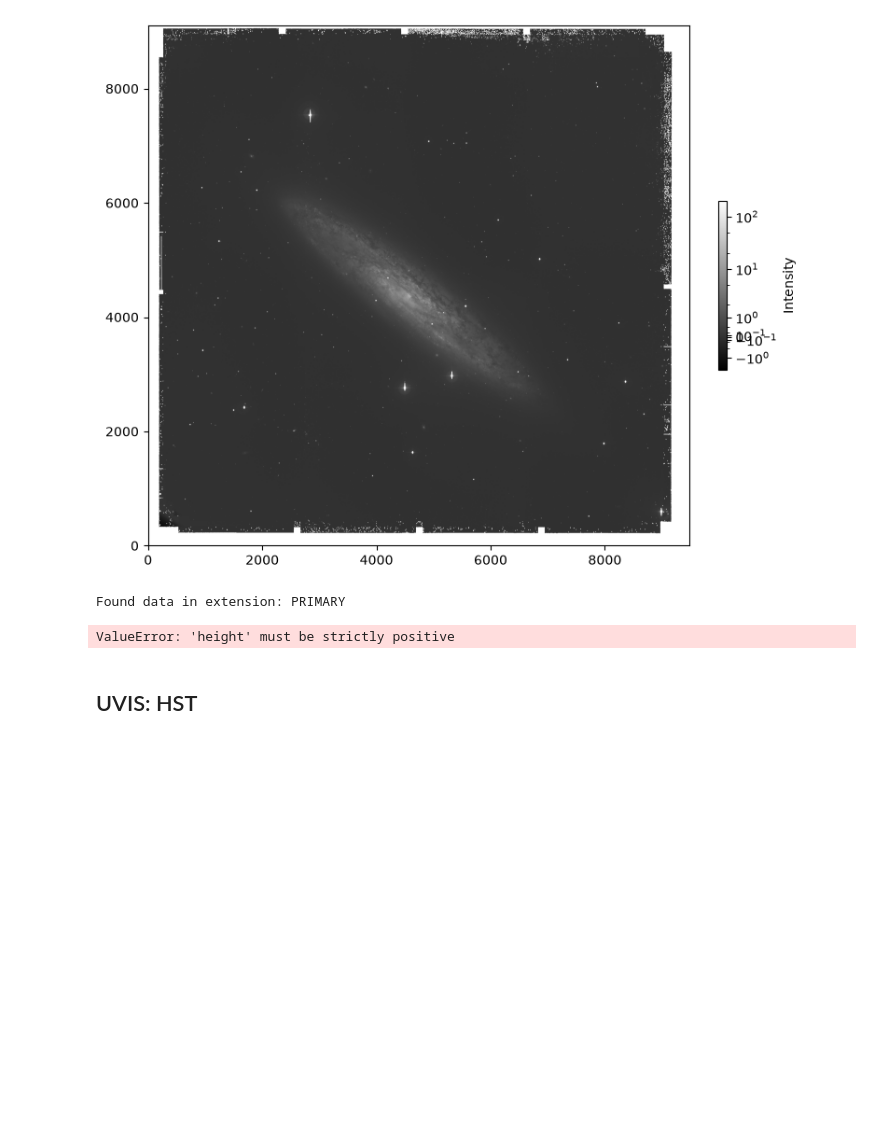
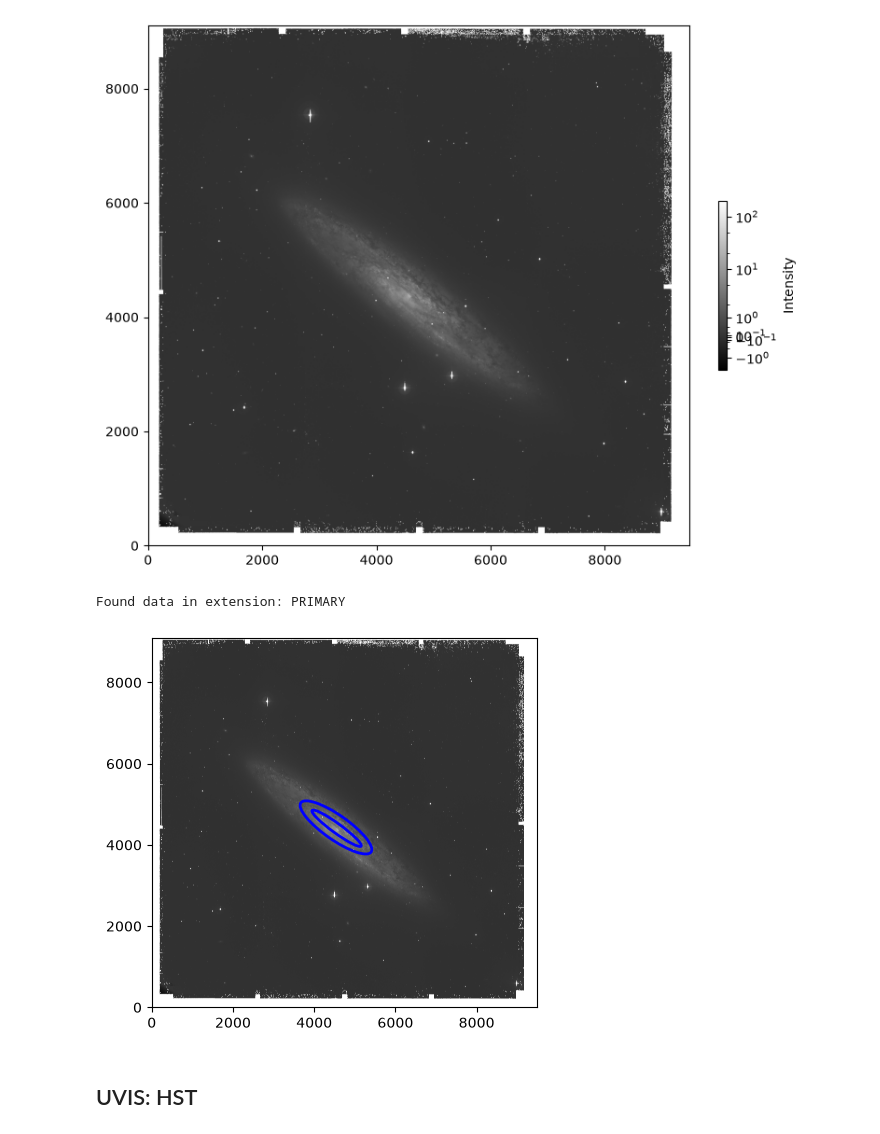
Before and after one commit to myasmedley/Environment-Mask-of-NGC-253, a Jupyter notebook: Ring_Regions.ipynb, the cells around one changed output. Cells and saved outputs as stored; diff of their text form; code cells hidden in the pictures; blank space fills up the shorter version.

Commit message:
fixed negative height error on rband image

```diff
--- a/Ring_Regions.ipynb
+++ b/Ring_Regions.ipynb
@@ -208,11 +210,11 @@ Found data in extension: PRIMARY
 Found data in extension: PRIMARY
 [figure]
 # %%
-rband_ring_regionfile = r"C:\Users\Lamat\OneDrive - The Ohio State University/Lamat NGC 253 Environment Mask/Plotting Regions/ring_rband_regionfile_wfi.reg"
+rband_ring_regionfile = r"C:\Users\Lamat\OneDrive - The Ohio State University/Lamat NGC 253 Environment Mask/Plotting Regions/ring_rband_regionfile2_wfi.reg"
 rband_data.plot_region(rband_file, rband_ring_regionfile, 'asinh', vmin=None, vmax=None)
 # %% [output]
 Found data in extension: PRIMARY
-ValueError: 'height' must be strictly positive
+[figure, added]
 # %% [markdown]
 ## UVIS: HST
 # %% [markdown]
```
Also changed, not shown: parts of 4 cells of this notebook.
